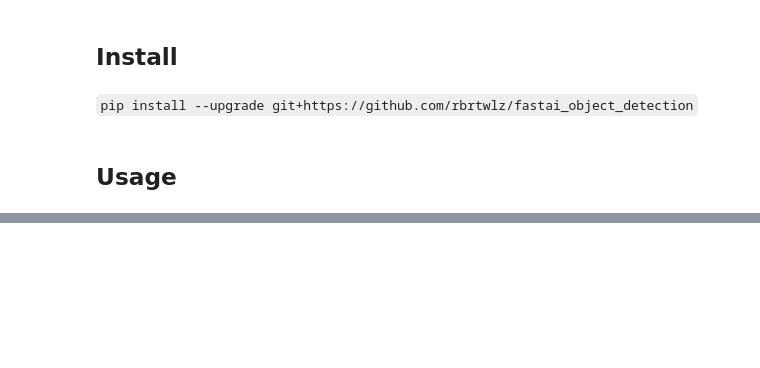
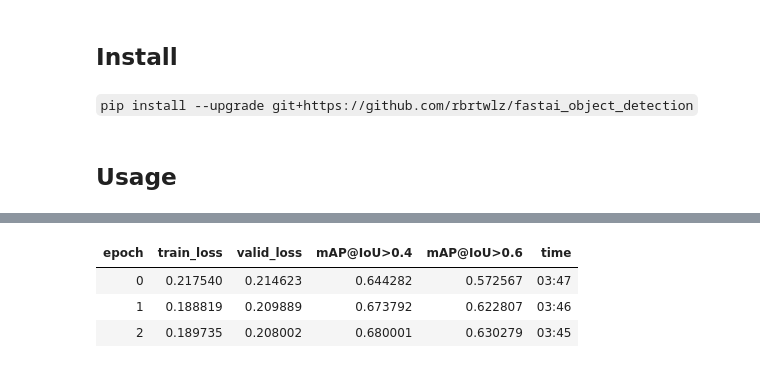
Before and after one commit to rbrtwlz/fastai_object_detection, a Jupyter notebook: notebooks/index.ipynb, the cells around one changed output, grey strips where cells are left out. Cells and saved outputs as stored; diff of their text form; code cells hidden in the pictures; blank space fills up the shorter version.

```diff
--- a/notebooks/index.ipynb
+++ b/notebooks/index.ipynb
@@ -52,0 +80,7 @@ learn.fit_one_cycle(1, 1e-04)
+# %%
+learn.fit_one_cycle(3, 1.2e-03)
+# %% [output]
+| epoch | train_loss | valid_loss | mAP@IoU>0.4 | mAP@IoU>0.6 | time |
+| 0 | 0.217540 | 0.214623 | 0.644282 | 0.572567 | 03:47 |
+| 1 | 0.188819 | 0.209889 | 0.673792 | 0.622807 | 03:46 |
+| 2 | 0.189735 | 0.208002 | 0.680001 | 0.630279 | 03:45 |
```
Also changed, not shown: parts of 8 cells of this notebook, 4 other files.
